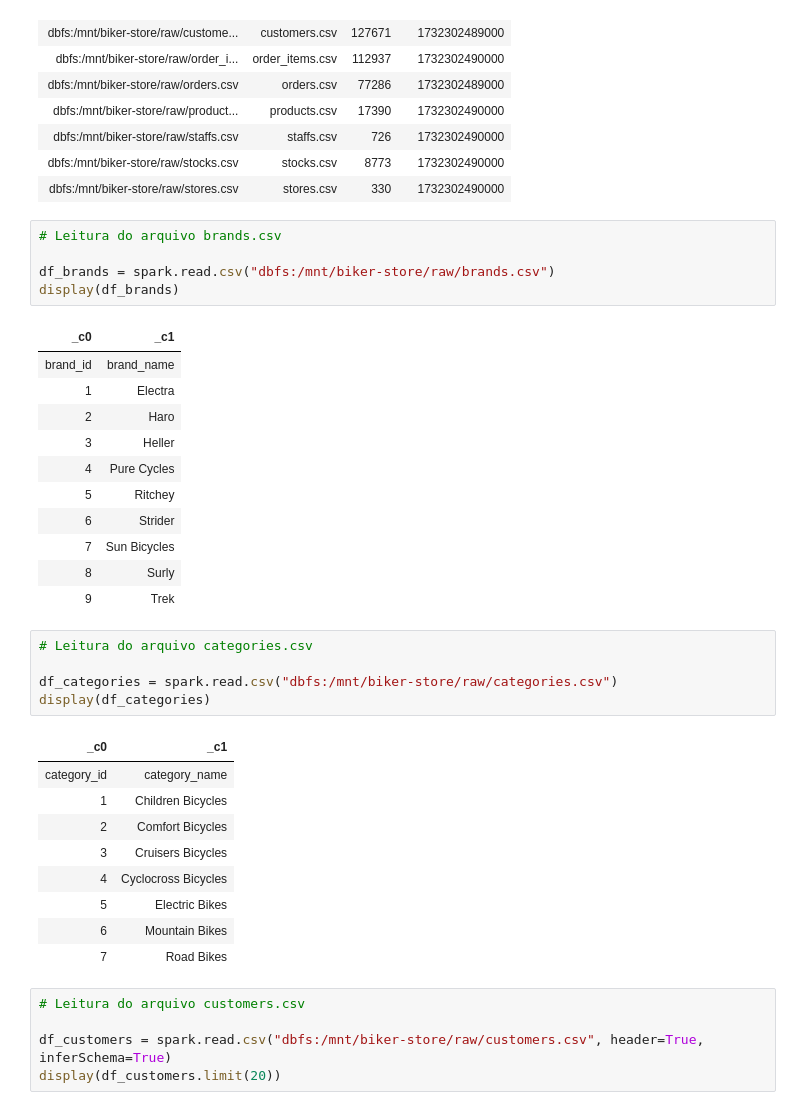
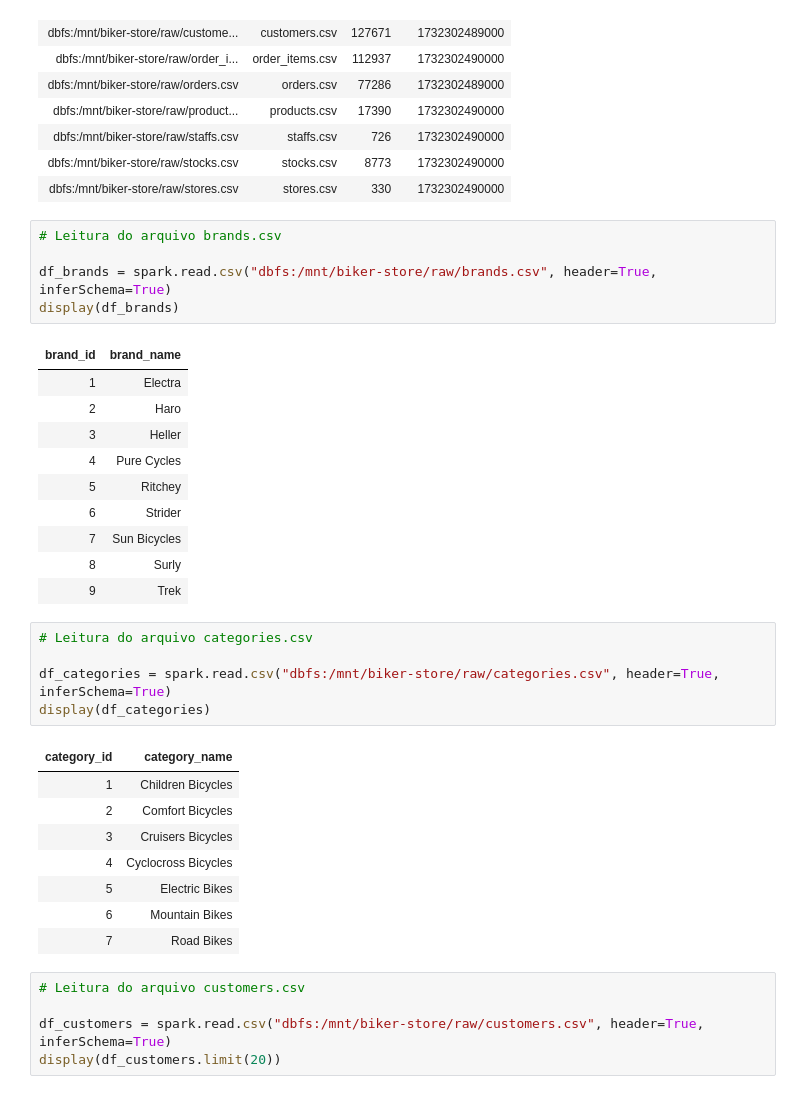
Before and after one commit to joaovilar/azure_databricks_datalake, a Jupyter notebook: azure data lake connect - raw.ipynb, the cells around one changed output. Saved outputs shown, nothing was run; the diff lists cells and outputs as text.

Commit message:
inclusão do header e inferSchema nos dataframes df_brands e categories

```diff
--- a/azure data lake connect - raw.ipynb
+++ b/azure data lake connect - raw.ipynb
@@ -46,10 +46,9 @@ Listando Arquivos
 # %%
 # Leitura do arquivo brands.csv
 
-df_brands = spark.read.csv("dbfs:/mnt/biker-store/raw/brands.csv")
+df_brands = spark.read.csv("dbfs:/mnt/biker-store/raw/brands.csv", header=True, inferSchema=True)
 display(df_brands)
 # %% [output]
-| _c0 | _c1 |
 | brand_id | brand_name |
 | 1 | Electra |
 | 2 | Haro |
@@ -63,10 +62,9 @@ display(df_brands)
 # %%
 # Leitura do arquivo categories.csv
 
-df_categories = spark.read.csv("dbfs:/mnt/biker-store/raw/categories.csv")
+df_categories = spark.read.csv("dbfs:/mnt/biker-store/raw/categories.csv", header=True, inferSchema=True)
 display(df_categories)
 # %% [output]
-| _c0 | _c1 |
 | category_id | category_name |
 | 1 | Children Bicycles |
 | 2 | Comfort Bicycles |
```
